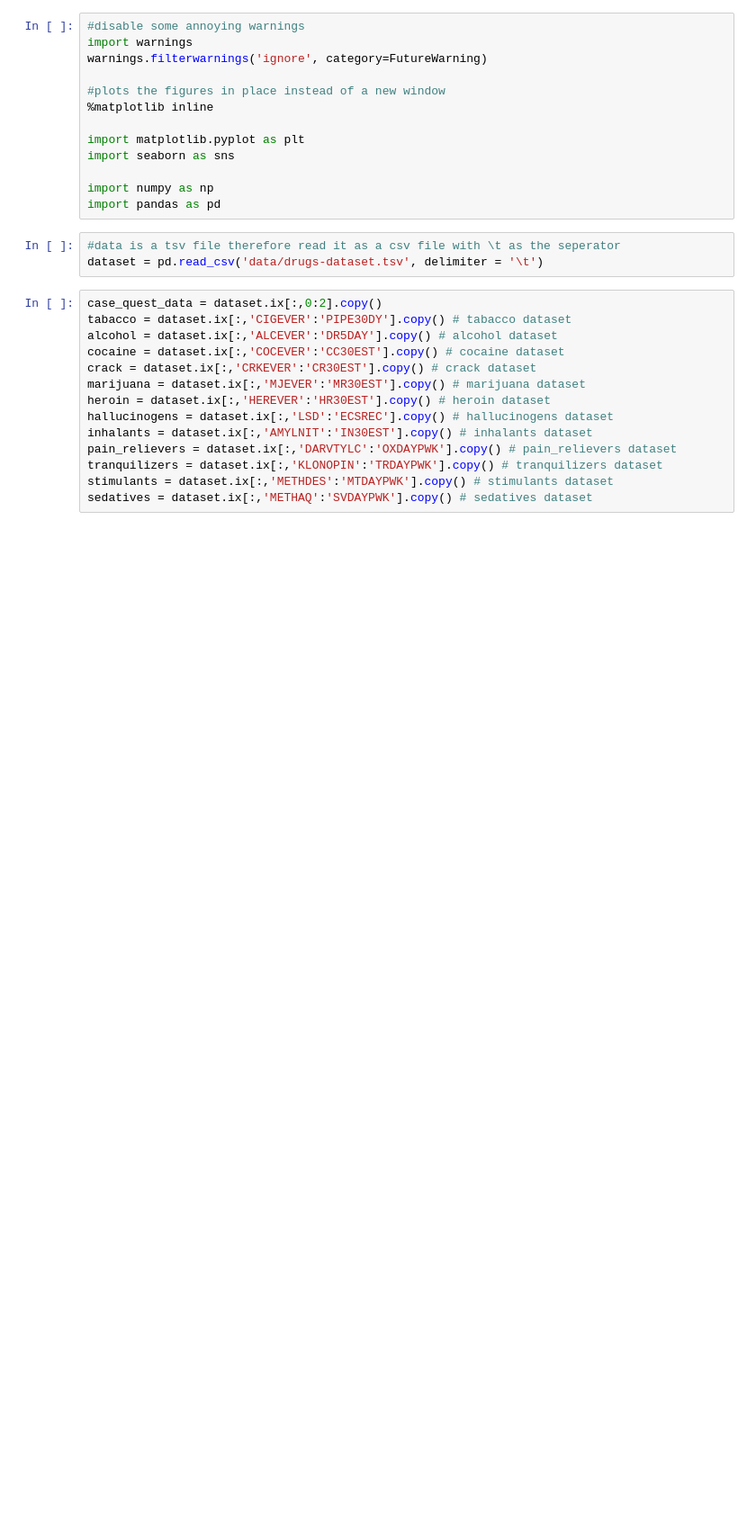
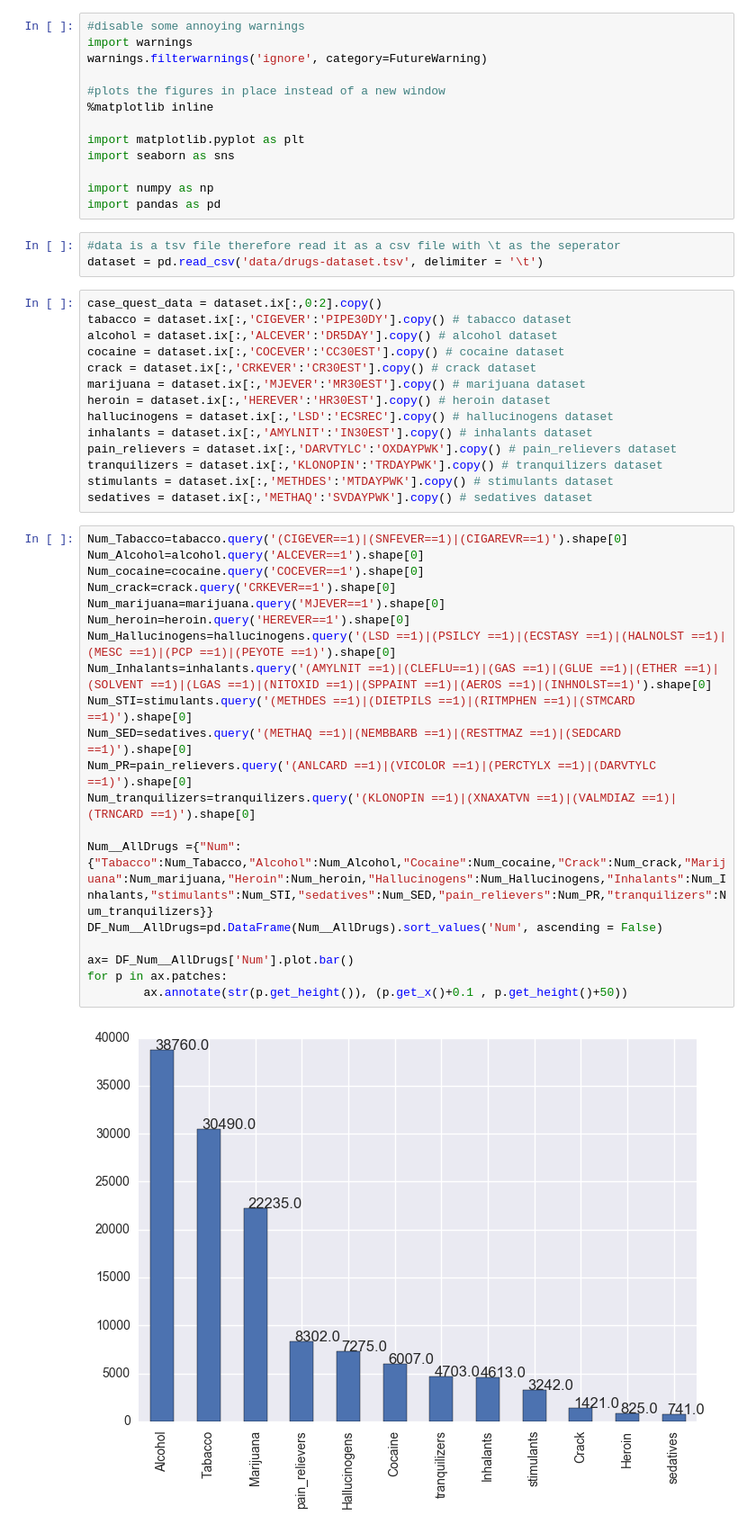
Before and after one commit to AliaAlaaElDinAdly/VA_Project, a Jupyter notebook: Results.ipynb, the cells around one changed output. Shown at 90% size. Saved outputs shown, nothing was run; the diff lists cells and outputs as text; blank space fills up the shorter version.

```diff
--- a/Results.ipynb
+++ b/Results.ipynb
@@ -35,3 +40,25 @@ pain_relievers = dataset.ix[:,'DARVTYLC':'OXDAYPWK'].copy() # pain_relievers dat
 tranquilizers = dataset.ix[:,'KLONOPIN':'TRDAYPWK'].copy() # tranquilizers dataset
 stimulants = dataset.ix[:,'METHDES':'MTDAYPWK'].copy() # stimulants dataset
 sedatives = dataset.ix[:,'METHAQ':'SVDAYPWK'].copy() # sedatives dataset
+# %%
+Num_Tabacco=tabacco.query('(CIGEVER==1)|(SNFEVER==1)|(CIGAREVR==1)').shape[0]
+Num_Alcohol=alcohol.query('ALCEVER==1').shape[0]
+Num_cocaine=cocaine.query('COCEVER==1').shape[0]
+Num_crack=crack.query('CRKEVER==1').shape[0]
+Num_marijuana=marijuana.query('MJEVER==1').shape[0]
+Num_heroin=heroin.query('HEREVER==1').shape[0]
+Num_Hallucinogens=hallucinogens.query('(LSD ==1)|(PSILCY ==1)|(ECSTASY ==1)|(HALNOLST ==1)|(MESC ==1)|(PCP ==1)|(PEYOTE ==1)').shape[0]
+Num_Inhalants=inhalants.query('(AMYLNIT ==1)|(CLEFLU==1)|(GAS ==1)|(GLUE ==1)|(ETHER ==1)|(SOLVENT ==1)|(LGAS ==1)|(NITOXID ==1)|(SPPAINT ==1)|(AEROS ==1)|(INHNOLST==1)').shape[0]
+Num_STI=stimulants.query('(METHDES ==1)|(DIETPILS ==1)|(RITMPHEN ==1)|(STMCARD ==1)').shape[0]
+Num_SED=sedatives.query('(METHAQ ==1)|(NEMBBARB ==1)|(RESTTMAZ ==1)|(SEDCARD ==1)').shape[0]
+Num_PR=pain_relievers.query('(ANLCARD ==1)|(VICOLOR ==1)|(PERCTYLX ==1)|(DARVTYLC ==1)').shape[0]
+Num_tranquilizers=tranquilizers.query('(KLONOPIN ==1)|(XNAXATVN ==1)|(VALMDIAZ ==1)|(TRNCARD ==1)').shape[0]
+
+Num__AllDrugs ={"Num":{"Tabacco":Num_Tabacco,"Alcohol":Num_Alcohol,"Cocaine":Num_cocaine,"Crack":Num_crack,"Marijuana":Num_marijuana,"Heroin":Num_heroin,"Hallucinogens":Num_Hallucinogens,"Inhalants":Num_Inhalants,"stimulants":Num_STI,"sedatives":Num_SED,"pain_relievers":Num_PR,"tranquilizers":Num_tranquilizers}}
+DF_Num__AllDrugs=pd.DataFrame(Num__AllDrugs).sort_values('Num', ascending = False)
+
+ax= DF_Num__AllDrugs['Num'].plot.bar()
+for p in ax.patches:
+        ax.annotate(str(p.get_height()), (p.get_x()+0.1 , p.get_height()+50))
+# %% [output]
+[figure, added]
```
Also changed, not shown: parts of 5 cells of this notebook.
